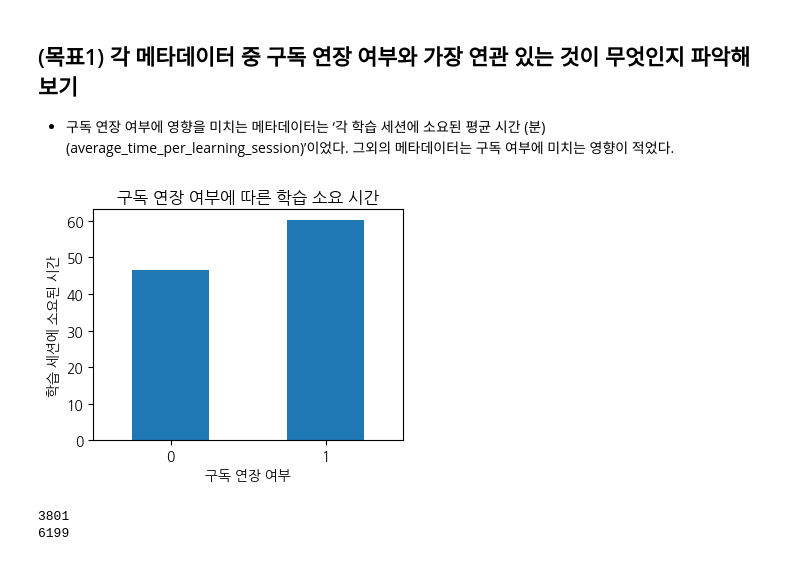
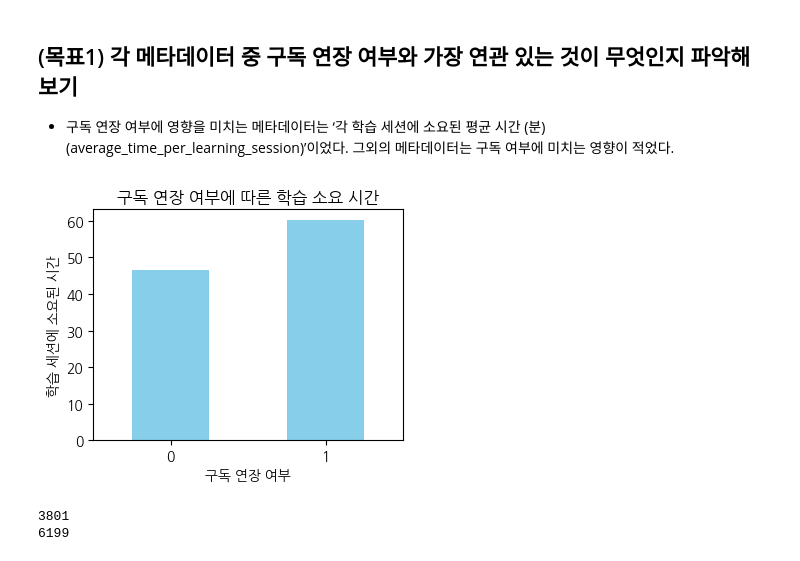
Before and after one commit to uhmminji/wassup, a Jupyter notebook: 05_데이터분석/240101_미니 프로젝트_제출용.ipynb, the cells around one changed output. Cells and saved outputs as stored; diff of their text form; code cells hidden in the pictures.

```diff
--- a/05_데이터분석/240101_미니 프로젝트_제출용.ipynb
+++ b/05_데이터분석/240101_미니 프로젝트_제출용.ipynb
@@ -125,17 +125,17 @@ user_data.describe()
 # %%
 #average_time_per_learning_session: 각 학습 세션에 소요된 평균 시간 (분)
 #0    46.456986 / 1    60.105533
 
 타겟별_소요시간 = user_data.groupby('target')['average_time_per_learning_session'].sum()
 총소요시간 = 타겟별_소요시간/타겟별_인원수
 plt.figure(figsize=(4,3))
-총소요시간.plot(kind='bar', rot=0)
+총소요시간.plot(kind='bar', rot=0, color = 'skyblue')
 plt.title("구독 연장 여부에 따른 학습 소요 시간")
 plt.xlabel("구독 연장 여부")
 plt.ylabel("학습 세션에 소요된 시간")
 plt.show()
 # %% [output]
-[figure, old version]
+[figure, new version]
 # %%
 타겟별_인원수 = user_data.groupby('target')['user_id'].count()
 타겟별_인원수
```
Also changed, not shown: parts of 3 cells of this notebook.
